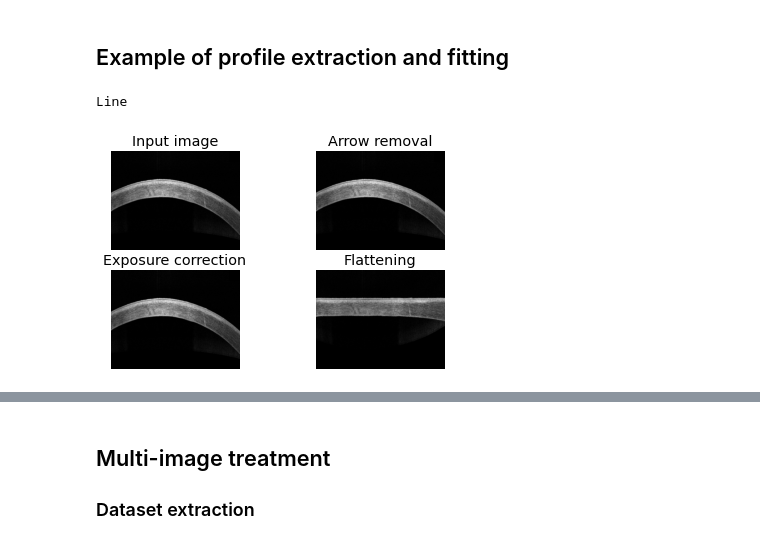
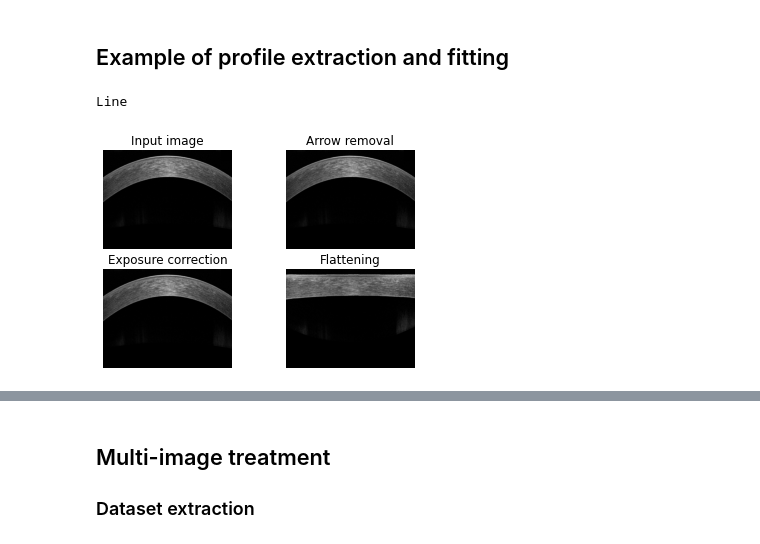
Before and after one commit to Coohrentiin/Quantification_of_corneal_surgery_antecedent, a Jupyter notebook: quatification_test.ipynb, the cells around one changed output, grey strips where cells are left out. Drawn from its saved outputs; the diff is of its cells as text; code cells hidden in the pictures.

```diff
--- a/quatification_test.ipynb
+++ b/quatification_test.ipynb
@@ -97,20 +96,21 @@ TabError: inconsistent use of tabs and spaces in indentation (Temp/ipykernel_191
 # %% [markdown]
 ## Example of profile extraction and fitting
 # %%
-# filepathname=os.path.join(dirname, 'Data','HAZE','haze 1.jpg')
+# filepathname=os.path.join(dirname, 'Data','HAZE','haze 3.jpg')
 # filepathname=os.path.join(dirname, 'Data','Healthy','23923_BOULIS_OD.jpg')
 # filepathname=os.path.join(dirname, 'Data','VILBERT_Maelle','test.jpg')
 # filepathname=os.path.join(dirname, 'Data','Healthy_2','NASRAM_OD_Cross.jpg')
-filepathname=os.path.join(dirname, 'Data','Fuchs_2','VANLUD_OD_6_Line.jpg')
+# filepathname=os.path.join(dirname, 'Data','Fuchs_2','VANLUD_OD_6_Line.jpg')
+filepathname=os.path.join(dirname, 'Data','Healthy','80608_REZAZK_OS.jpg')
 
 im=image_OCT(filepathname)
 print(im.Path_eye)
 im.AutoTreatment()
 plot_treatment(im)
 moving=False
 # %% [output]
 Line
-[figure, old version]
+[figure, new version]
 # %%
 # filepathname=os.path.join(dirname, 'Data','HAZE','haze 1.jpg')
 # filepathname=os.path.join(dirname, 'Data','Healthy','23923_BOULIS_OD.jpg')
```
Also changed, not shown: parts of 23 cells of this notebook, 44 other files.
